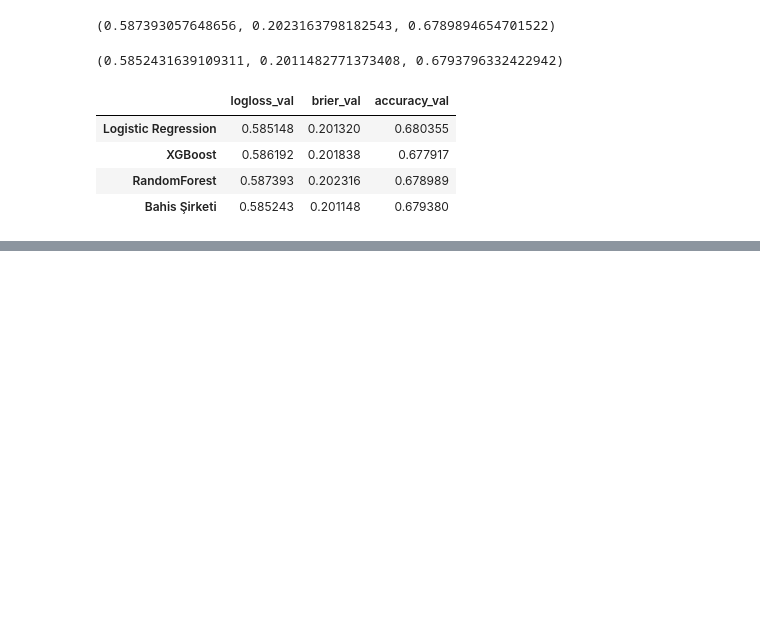
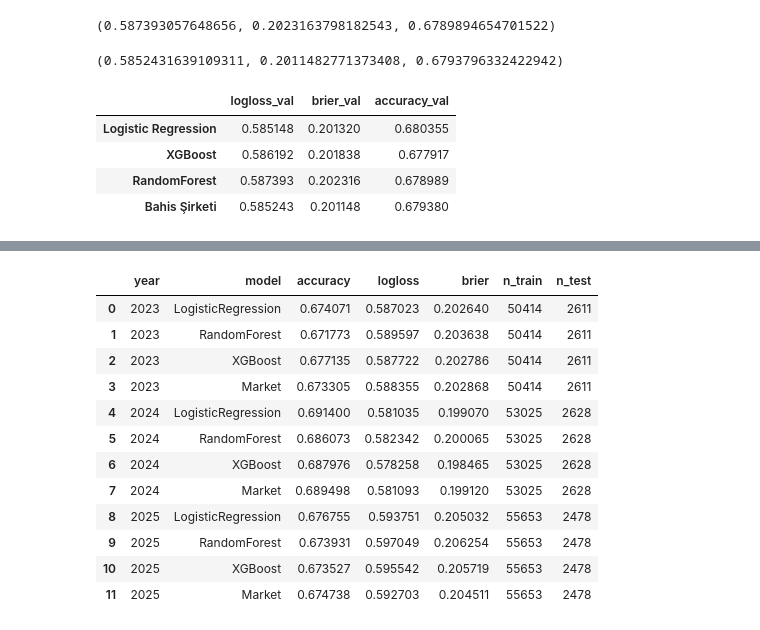
Before and after one commit to alperpamukcu/predictive-serve, a Jupyter notebook: notebooks/02_train_models.ipynb, the cells around one changed output, grey strips where cells are left out. Cells and saved outputs as stored; diff of their text form; code cells hidden in the pictures; blank space fills up the shorter version.

```diff
--- a/notebooks/02_train_models.ipynb
+++ b/notebooks/02_train_models.ipynb
@@ -1188,0 +1647,84 @@ results
+# %%
+from collections import defaultdict
+
+years_to_eval = [2023, 2024, 2025]
+
+all_results = []  # satır: (year, model_name, acc, logloss, brier, n_train, n_test)
+
+models_dict = get_models()
+
+for year in years_to_eval:
+    cutoff_date = pd.Timestamp(f"{year}-01-01")
+
+    # Train: cutoff öncesi tüm maçlar
+    train_mask = df["date"] < cutoff_date
+    # Test: ilgili yıl
+    test_mask = df["date"].dt.year == year
+
+    train_df = df[train_mask].copy()
+    test_df  = df[test_mask].copy()
+
+    print(f"\n===== {year} =====")
+    print("Train:", len(train_df), "Test:", len(test_df))
+
+    if len(train_df) == 0 or len(test_df) == 0:
+        print("Yeterli veri yok, SKIP.")
+        continue
+
+    X_train = train_df[feature_cols]
+    y_train = train_df[TARGET_COL].astype(int)
+
+    X_test = test_df[feature_cols]
+    y_test = test_df[TARGET_COL].astype(int)
+
+    # --- ML modelleri ---
+    for name, est in models_dict.items():
+        print(f"  Model: {name}")
+
+        est.fit(X_train, y_train)
+        proba = est.predict_proba(X_test)[:, 1]
+        proba = np.clip(proba, 1e-6, 1 - 1e-6)
+        y_pred = (proba >= 0.5).astype(int)
+
+        acc   = accuracy_score(y_test, y_pred)
+        ll    = log_loss(y_test, proba)
+        brier = brier_score_loss(y_test, proba)
+
+        print(f"    acc={acc*100:.2f}%, logloss={ll:.4f}, brier={brier:.4f}")
+
+        all_results.append({
+            "year": year,
+            "model": name,
+            "accuracy": acc,
+            "logloss": ll,
+            "brier": brier,
+            "n_train": len(train_df),
+            "n_test": len(test_df),
+        })
+
+    # --- Market (bahis şirketi) ---
+    try:
+        market_p = get_market_proba(test_df)
+        market_pred = (market_p >= 0.5).astype(int)
+
+        acc_m   = accuracy_score(y_test, market_pred)
+        ll_m    = log_loss(y_test, market_p)
+        brier_m = brier_score_loss(y_test, market_p)
+
+        print(f"  Market: acc={acc_m*100:.2f}%, logloss={ll_m:.4f}, brier={brier_m:.4f}")
+
+        all_results.append({
+            "year": year,
+            "model": "Market",
+            "accuracy": acc_m,
+            "logloss": ll_m,
+            "brier": brier_m,
+            "n_train": len(train_df),
+            "n_test": len(test_df),
+        })
+    except Exception as e:
+        print(f"  Market metrikleri hesaplanamadı: {e}")
+
+results_long = pd.DataFrame(all_results)
+results_long
+# %% [output]
@@ -1188,0 +1748,13 @@ results
+|  | year | model | accuracy | logloss | brier | n_train | n_test |
+| 0 | 2023 | LogisticRegression | 0.674071 | 0.587023 | 0.202640 | 50414 | 2611 |
+| 1 | 2023 | RandomForest | 0.671773 | 0.589597 | 0.203638 | 50414 | 2611 |
+| 2 | 2023 | XGBoost | 0.677135 | 0.587722 | 0.202786 | 50414 | 2611 |
+| 3 | 2023 | Market | 0.673305 | 0.588355 | 0.202868 | 50414 | 2611 |
+| 4 | 2024 | LogisticRegression | 0.691400 | 0.581035 | 0.199070 | 53025 | 2628 |
+| 5 | 2024 | RandomForest | 0.686073 | 0.582342 | 0.200065 | 53025 | 2628 |
+| 6 | 2024 | XGBoost | 0.687976 | 0.578258 | 0.198465 | 53025 | 2628 |
+| 7 | 2024 | Market | 0.689498 | 0.581093 | 0.199120 | 53025 | 2628 |
+| 8 | 2025 | LogisticRegression | 0.676755 | 0.593751 | 0.205032 | 55653 | 2478 |
+| 9 | 2025 | RandomForest | 0.673931 | 0.597049 | 0.206254 | 55653 | 2478 |
+| 10 | 2025 | XGBoost | 0.673527 | 0.595542 | 0.205719 | 55653 | 2478 |
+| 11 | 2025 | Market | 0.674738 | 0.592703 | 0.204511 | 55653 | 2478 |
```
Also changed, not shown: parts of 17 cells of this notebook, 7 other files.
